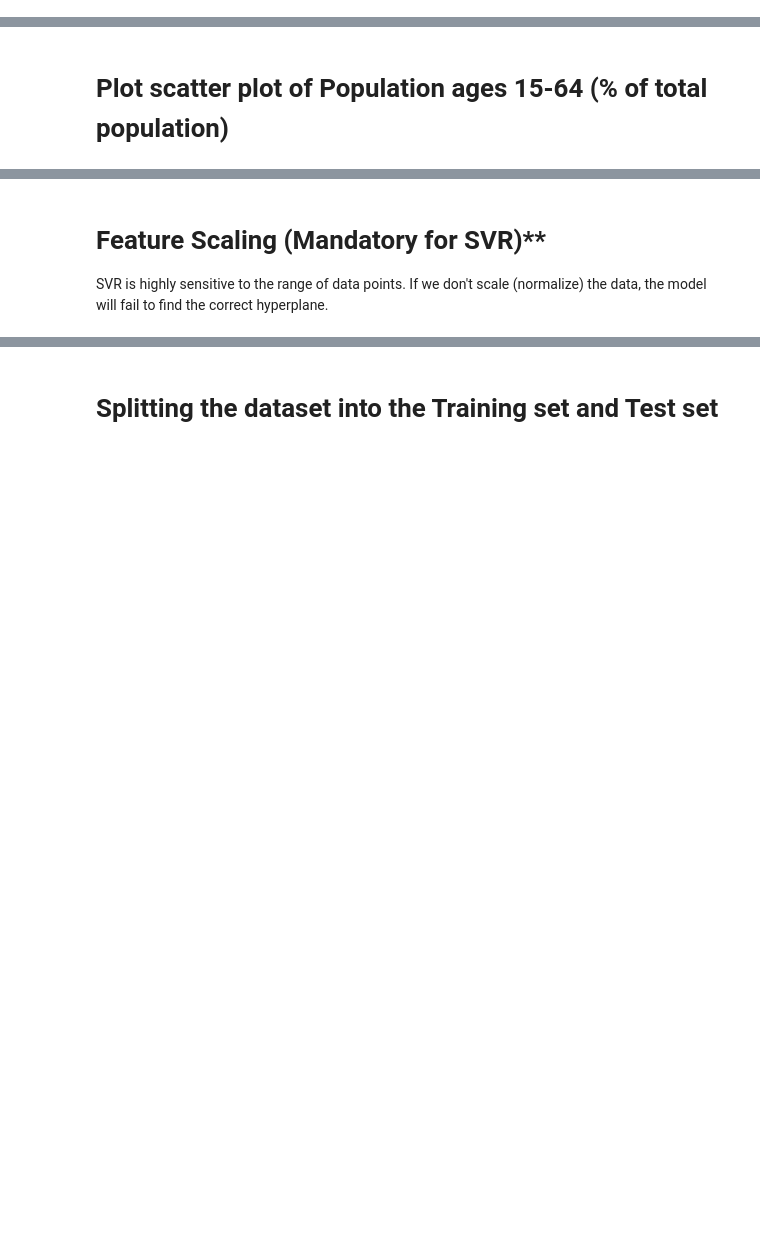
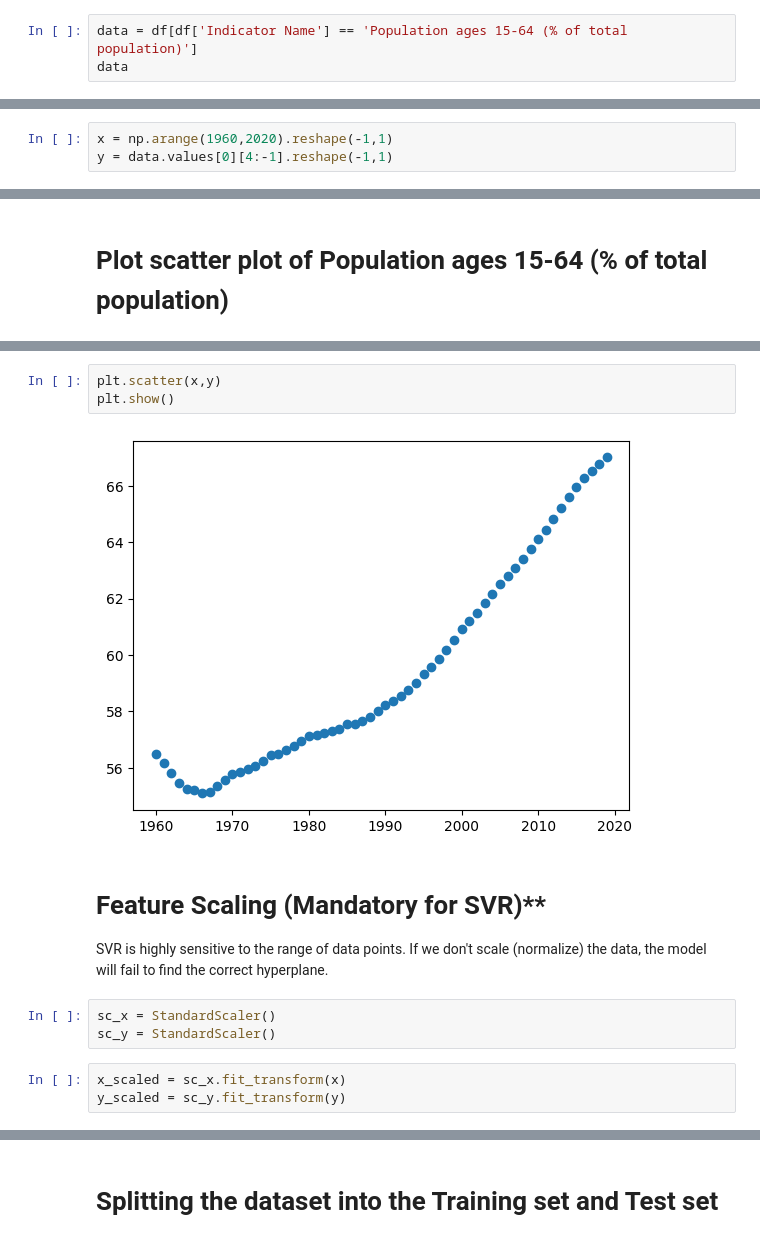
Before and after one commit to NeelHGohel/SEM-6, a Jupyter notebook: Machine Learning & Deep Learning/Lab 05/Lab 05.ipynb, the cells around one changed output, grey strips where cells are left out. Saved outputs shown, nothing was run; the diff lists cells and outputs as text; blank space fills up the shorter version.

```diff
--- a/Machine Learning & Deep Learning/Lab 05/Lab 05.ipynb
+++ b/Machine Learning & Deep Learning/Lab 05/Lab 05.ipynb
@@ -33,3 +39,6 @@ df
 1440 rows × 65 columns
 # %% [markdown]
 # Perform conditional selection to find - Population ages 15-64 (% of total population)
+# %%
+data = df[df['Indicator Name'] == 'Population ages 15-64 (% of total population)']
+data
@@ -56,0 +51,3 @@ array([[56.49748004],
+# %%
+x = np.arange(1960,2020).reshape(-1,1)
+y = data.values[0][4:-1].reshape(-1,1)
@@ -63,3 +96,14 @@ array([[56.49748004],
+# %%
+plt.scatter(x,y)
+plt.show()
+# %% [output]
+[figure, added]
 # %% [markdown]
 # Feature Scaling (Mandatory for SVR)**
 SVR is highly sensitive to the range of data points. If we don't scale (normalize) the data, the model will fail to find the correct hyperplane.
+# %%
+sc_x = StandardScaler()
+sc_y = StandardScaler()
+# %%
+x_scaled = sc_x.fit_transform(x)
+y_scaled = sc_y.fit_transform(y)
```
Also changed, not shown: parts of 25 cells of this notebook, 3 other files.
